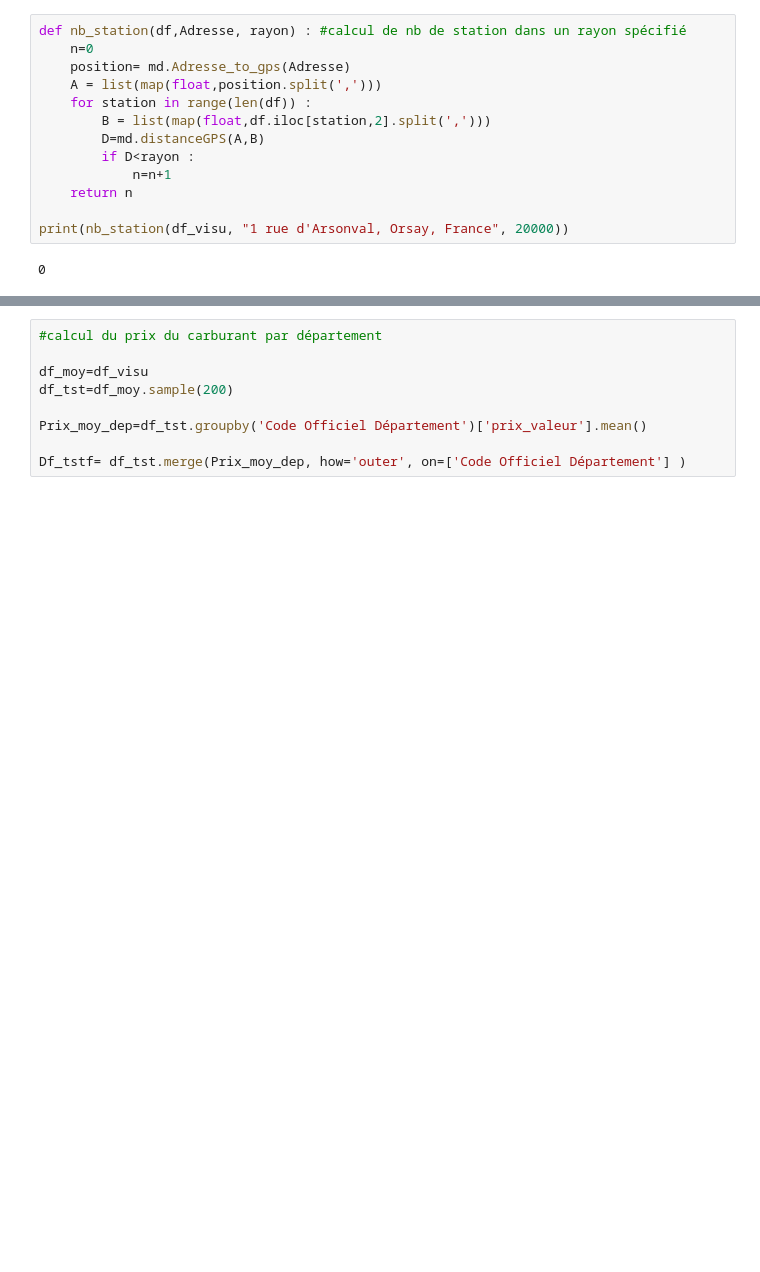
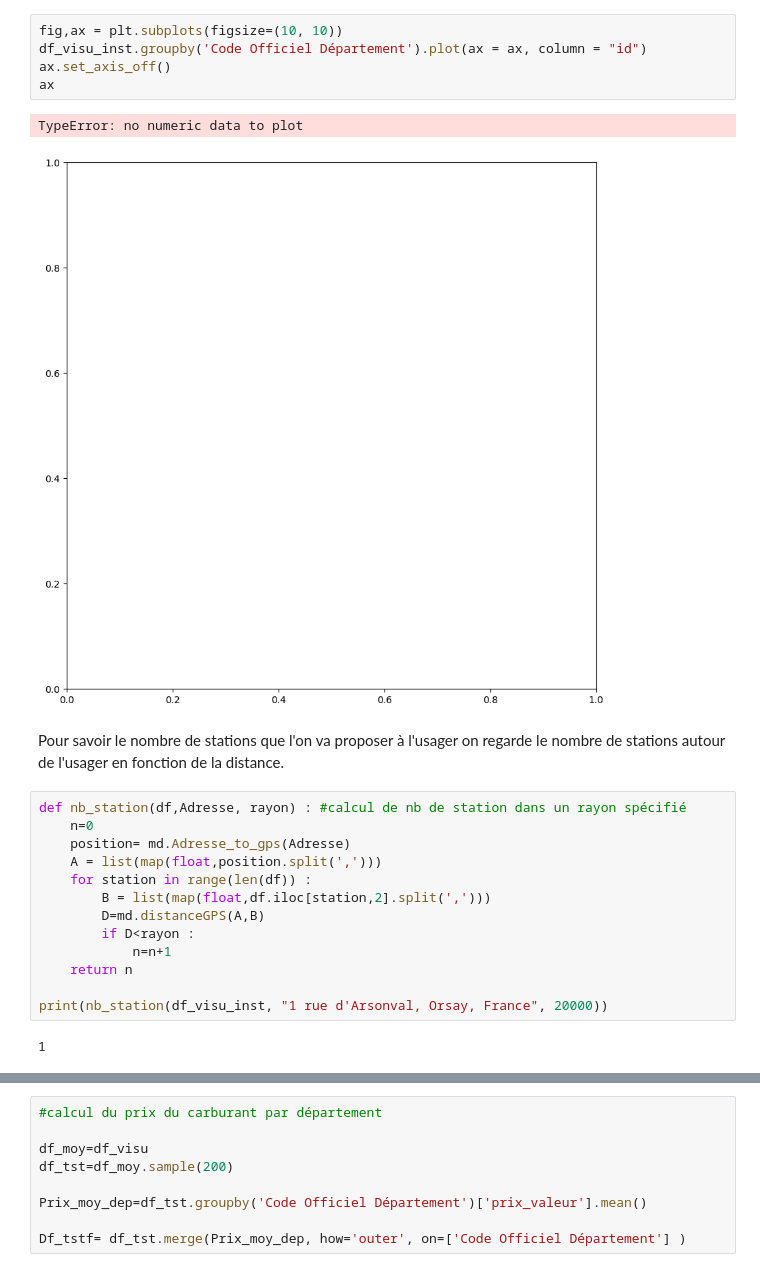
Before and after one commit to hlmth/projet-python, a Jupyter notebook: 1. visualisation.ipynb, the cells around one changed output, grey strips where cells are left out. Cells and saved outputs as stored; diff of their text form; blank space fills up the shorter version.

```diff
--- a/1. visualisation.ipynb
+++ b/1. visualisation.ipynb
@@ -27,3 +126,13 @@ See the caveats in the documentation: https://pandas.pydata.org/pandas-docs/stab
+# %%
+fig,ax = plt.subplots(figsize=(10, 10))
+df_visu_inst.groupby('Code Officiel Département').plot(ax = ax, column = "id")
+ax.set_axis_off()
+ax
+# %% [output]
+TypeError: no numeric data to plot
+[figure, added]
+# %% [markdown]
+Pour savoir le nombre de stations que l'on va proposer à l'usager on regarde le nombre de stations autour de l'usager en fonction de la distance.
 # %%
 def nb_station(df,Adresse, rayon) : #calcul de nb de station dans un rayon spécifié
     n=0
@@ -36,6 +145,6 @@ def nb_station(df,Adresse, rayon) : #calcul de nb de station dans un rayon spéc
             n=n+1
     return n
 
-print(nb_station(df_visu, "1 rue d'Arsonval, Orsay, France", 20000))
+print(nb_station(df_visu_inst, "1 rue d'Arsonval, Orsay, France", 20000))
 # %% [output]
-0
+1
```
Also changed, not shown: parts of 23 cells of this notebook, 1 other file.
